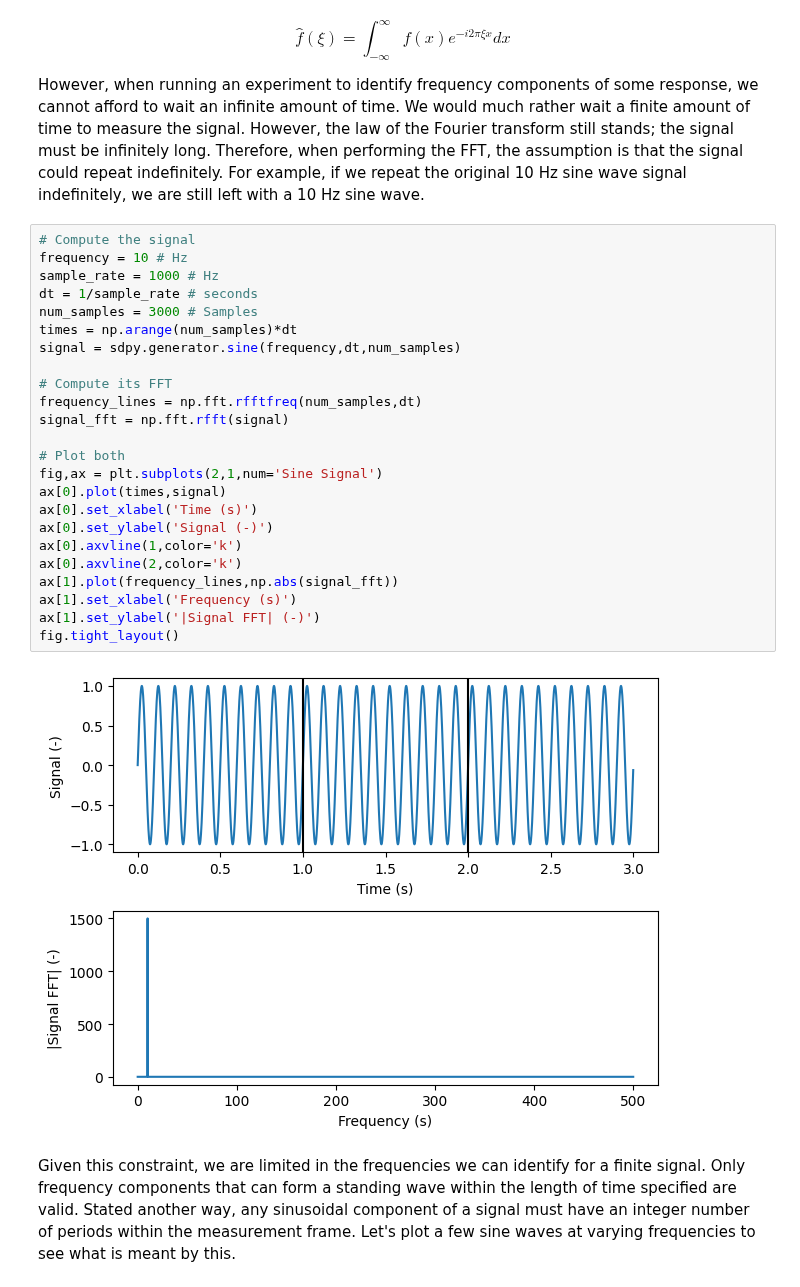
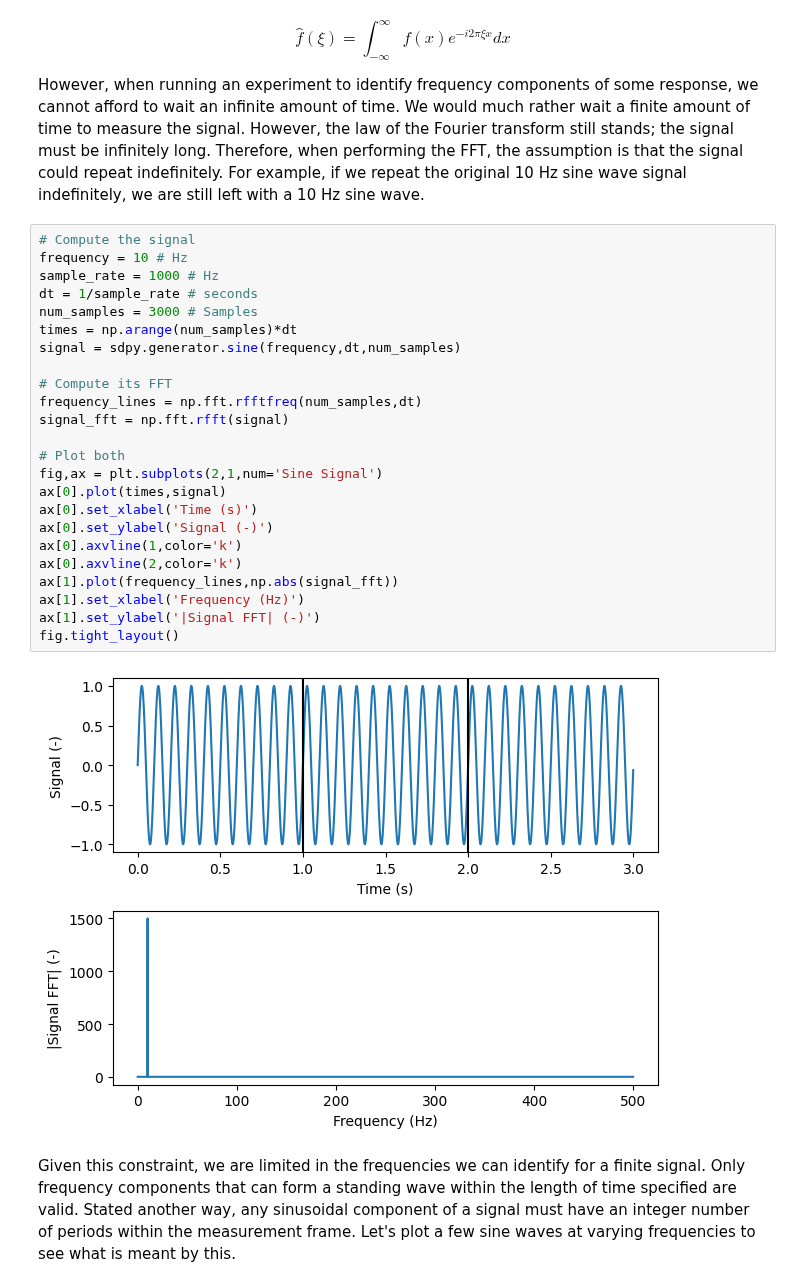
Before and after one commit to sandialabs/sdynpy, a Jupyter notebook: docs/source/modal_tutorials/Modal_05_Experimental_Modal_Analysis/Modal_05b_Types_of_Excitation.ipynb, the cells around one changed output. Cells and saved outputs as stored; diff of their text form.

```diff
--- a/docs/source/modal_tutorials/Modal_05_Experimental_Modal_Analysis/Modal_05b_Types_of_Excitation.ipynb
+++ b/docs/source/modal_tutorials/Modal_05_Experimental_Modal_Analysis/Modal_05b_Types_of_Excitation.ipynb
@@ -77,29 +77,29 @@ However, when running an experiment to identify frequency components of some res
 # %%
 # Compute the signal
 frequency = 10 # Hz
 sample_rate = 1000 # Hz
 dt = 1/sample_rate # seconds
 num_samples = 3000 # Samples
 times = np.arange(num_samples)*dt
 signal = sdpy.generator.sine(frequency,dt,num_samples)
 
 # Compute its FFT
 frequency_lines = np.fft.rfftfreq(num_samples,dt)
 signal_fft = np.fft.rfft(signal)
 
 # Plot both
 fig,ax = plt.subplots(2,1,num='Sine Signal')
 ax[0].plot(times,signal)
 ax[0].set_xlabel('Time (s)')
 ax[0].set_ylabel('Signal (-)')
 ax[0].axvline(1,color='k')
 ax[0].axvline(2,color='k')
 ax[1].plot(frequency_lines,np.abs(signal_fft))
-ax[1].set_xlabel('Frequency (s)')
+ax[1].set_xlabel('Frequency (Hz)')
 ax[1].set_ylabel('|Signal FFT| (-)')
 fig.tight_layout()
 # %% [output]
-[figure, old version]
+[figure, new version]
 # %% [markdown]
 Given this constraint, we are limited in the frequencies we can identify for a finite signal.  Only frequency components that can form a standing wave within the length of time specified are valid.  Stated another way, any sinusoidal component of a signal must have an integer number of periods within the measurement frame.  Let's plot a few sine waves at varying frequencies to see what is meant by this.
 # %%
```
Also changed, not shown: parts of 15 cells of this notebook, 32 other files.
